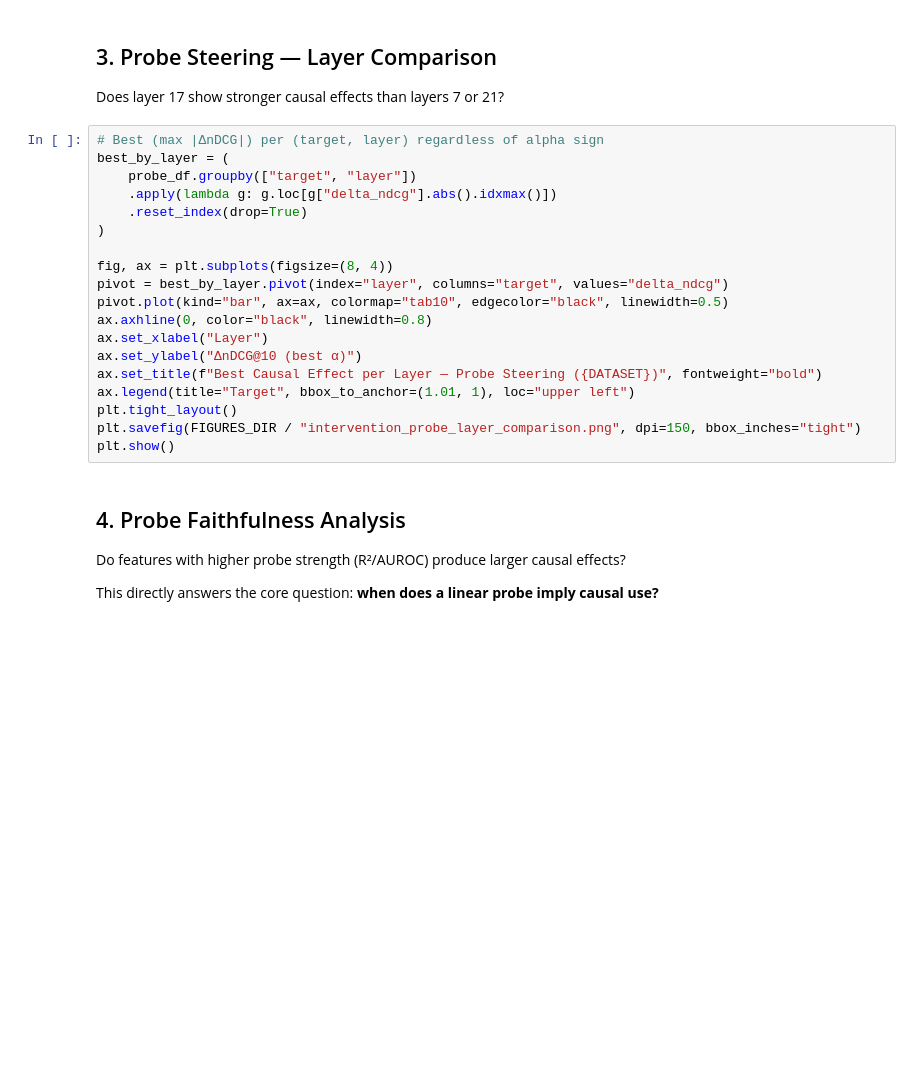
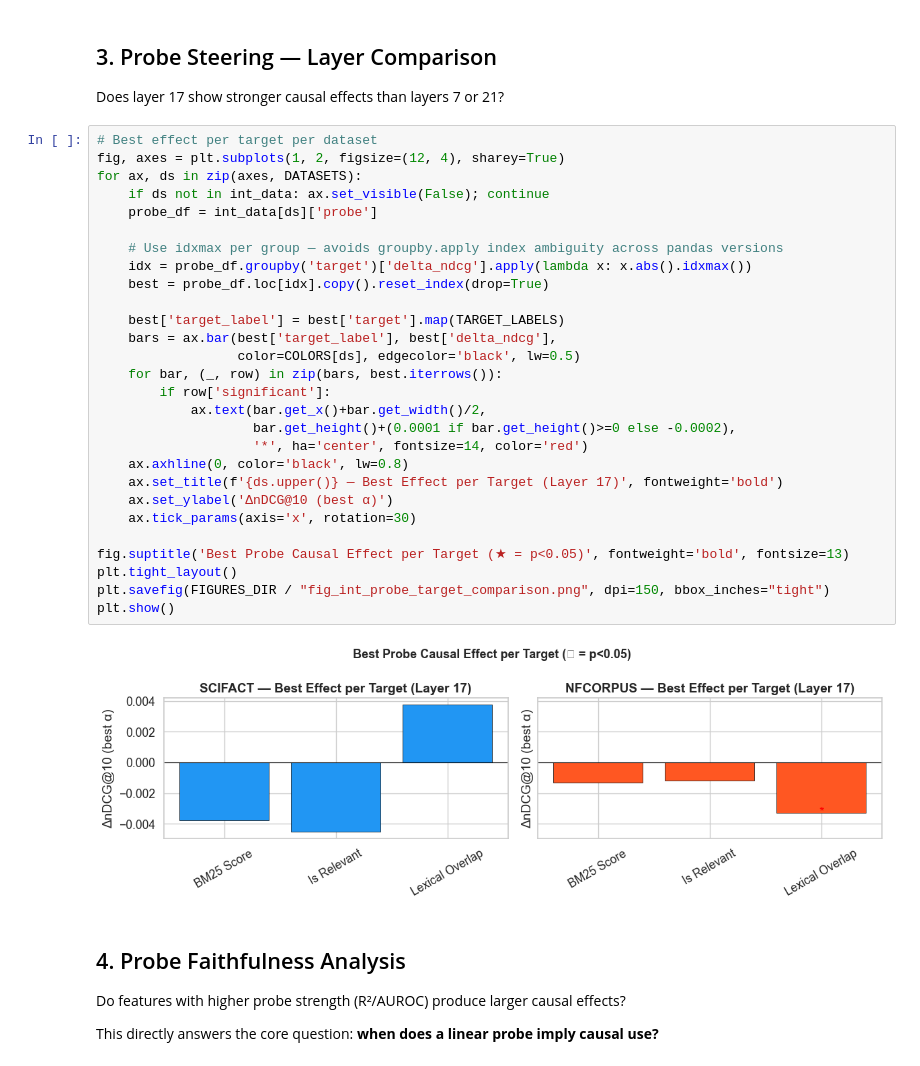
Before and after one commit to vraj2131/LLM-Mechanistic-Interpretable, a Jupyter notebook: notebooks/08_interventions.ipynb, the cells around one changed output. Drawn from its saved outputs; the diff is of its cells as text; blank space fills up the shorter version.

```diff
--- a/notebooks/08_interventions.ipynb
+++ b/notebooks/08_interventions.ipynb
@@ -109,25 +152,36 @@ plt.show()
 ## 3. Probe Steering — Layer Comparison
 
 Does layer 17 show stronger causal effects than layers 7 or 21?
-# %%
-# Best (max |ΔnDCG|) per (target, layer) regardless of alpha sign
-best_by_layer = (
-    probe_df.groupby(["target", "layer"])
-    .apply(lambda g: g.loc[g["delta_ndcg"].abs().idxmax()])
-    .reset_index(drop=True)
-)
-
-fig, ax = plt.subplots(figsize=(8, 4))
-pivot = best_by_layer.pivot(index="layer", columns="target", values="delta_ndcg")
-pivot.plot(kind="bar", ax=ax, colormap="tab10", edgecolor="black", linewidth=0.5)
-ax.axhline(0, color="black", linewidth=0.8)
-ax.set_xlabel("Layer")
-ax.set_ylabel("ΔnDCG@10 (best α)")
-ax.set_title(f"Best Causal Effect per Layer — Probe Steering ({DATASET})", fontweight="bold")
-ax.legend(title="Target", bbox_to_anchor=(1.01, 1), loc="upper left")
-plt.tight_layout()
-plt.savefig(FIGURES_DIR / "intervention_probe_layer_comparison.png", dpi=150, bbox_inches="tight")
-plt.show()
+# %%
+# Best effect per target per dataset
+fig, axes = plt.subplots(1, 2, figsize=(12, 4), sharey=True)
+for ax, ds in zip(axes, DATASETS):
+    if ds not in int_data: ax.set_visible(False); continue
+    probe_df = int_data[ds]['probe']
+
+    # Use idxmax per group — avoids groupby.apply index ambiguity across pandas versions
+    idx = probe_df.groupby('target')['delta_ndcg'].apply(lambda x: x.abs().idxmax())
+    best = probe_df.loc[idx].copy().reset_index(drop=True)
+
+    best['target_label'] = best['target'].map(TARGET_LABELS)
+    bars = ax.bar(best['target_label'], best['delta_ndcg'],
+                  color=COLORS[ds], edgecolor='black', lw=0.5)
+    for bar, (_, row) in zip(bars, best.iterrows()):
+        if row['significant']:
+            ax.text(bar.get_x()+bar.get_width()/2,
+                    bar.get_height()+(0.0001 if bar.get_height()>=0 else -0.0002),
+                    '*', ha='center', fontsize=14, color='red')
+    ax.axhline(0, color='black', lw=0.8)
+    ax.set_title(f'{ds.upper()} — Best Effect per Target (Layer 17)', fontweight='bold')
+    ax.set_ylabel('ΔnDCG@10 (best α)')
+    ax.tick_params(axis='x', rotation=30)
+
+fig.suptitle('Best Probe Causal Effect per Target (★ = p<0.05)', fontweight='bold', fontsize=13)
+plt.tight_layout()
+plt.savefig(FIGURES_DIR / "fig_int_probe_target_comparison.png", dpi=150, bbox_inches="tight")
+plt.show()
+# %% [output]
+[figure, added]
 # %% [markdown]
 ## 4. Probe Faithfulness Analysis
 
```
Also changed, not shown: parts of 17 cells of this notebook, 17 other files.
